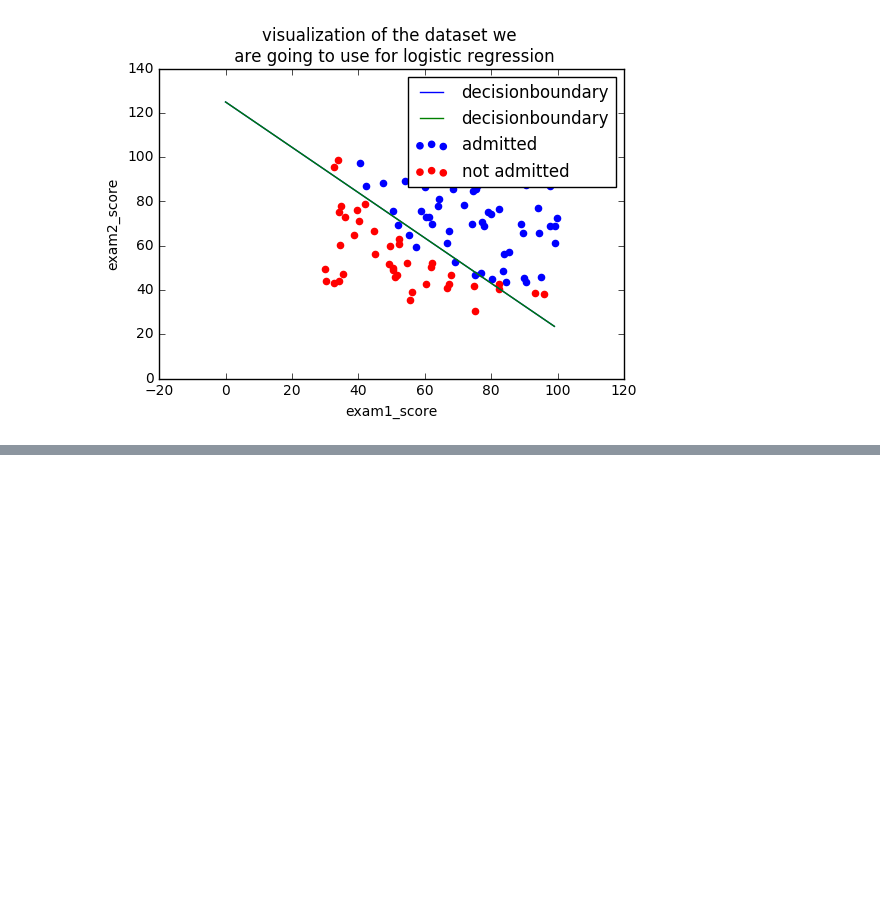
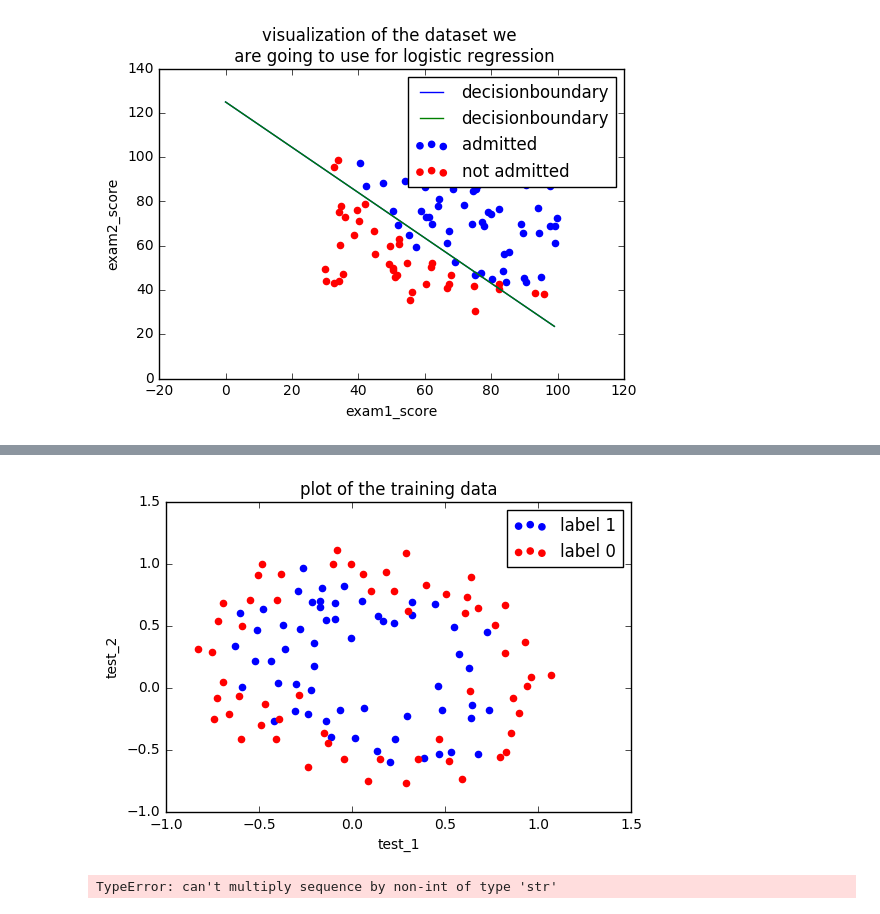
Before and after one commit to gurbraj/ML, a Jupyter notebook: ex2_logistic_regression/Untitled.ipynb, the cells around one changed output, grey strips where cells are left out. Drawn from its saved outputs; the diff is of its cells as text; code cells hidden in the pictures; blank space fills up the shorter version.

```diff
--- a/ex2_logistic_regression/Untitled.ipynb
+++ b/ex2_logistic_regression/Untitled.ipynb
@@ -2147,0 +2180,17 @@ column_names=df.columns.tolist()
+# %%
+microchip_test_df=pd.read_csv('ex2data2.txt')
+
+def classification_plot(df, title='plot of the training data'):
+    column_names=df.columns.tolist()
+    y_name=column_names[-1]
+
+    X_sth_y0=df[df.y_name==0]
+    X_sth_y1=df[df.y_name==1]
+
+    plt.scatter(X_sth_y1[column_names[0]], X_sth_y1[column_names[1]], label="label 1", color="blue")
+    plt.scatter(not_admitted_df[column_names[0]], not_admitted_df[column_names[1]], label="label 0", color="red")
+    plt.xlabel(column_names[0])
+    plt.ylabel(column_names[1])
+    plt.title(title)
+    plt.legend()
+    plt.show()
@@ -2147,0 +2201,2 @@ column_names=df.columns.tolist()
+# %%
+y_name=column
@@ -2147,0 +2222,21 @@ column_names=df.columns.tolist()
+# %%
+microchip_test_df=pd.read_csv('ex2data2.txt')
+
+def classification_plot(df, title='plot of the training data'):
+    column_names=df.columns.tolist()
+    y_name=column_names[-1]
+
+    X_sth_y0=df[df[y_name]==0]
+    X_sth_y1=df[df[y_name]==1]
+
+    plt.scatter(X_sth_y1[column_names[0]], X_sth_y1[column_names[1]], label="label 1", color="blue")
+    plt.scatter(X_sth_y0[column_names[0]], X_sth_y0[column_names[1]], label="label 0", color="red")
+    plt.xlabel(column_names[0])
+    plt.ylabel(column_names[1])
+    plt.title(title)
+    plt.legend()
+    plt.show()
+
+classification_plot(microchip_test_df)
+# %% [output]
+[figure, added]
@@ -2147,0 +2246,4 @@ column_names=df.columns.tolist()
+# %%
+a*b
+# %% [output]
+TypeError: can't multiply sequence by non-int of type 'str'
```
Also changed, not shown: parts of 37 cells of this notebook, 2 other files.
